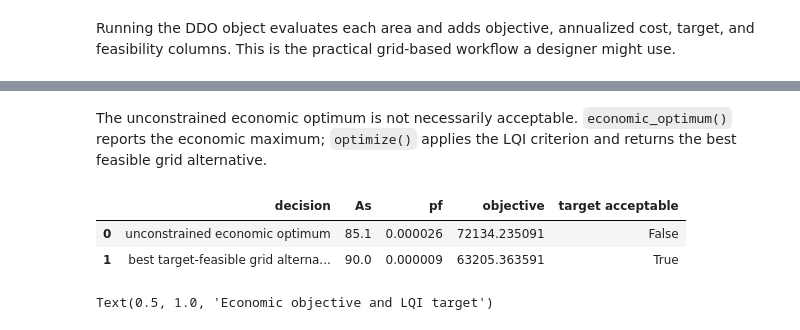
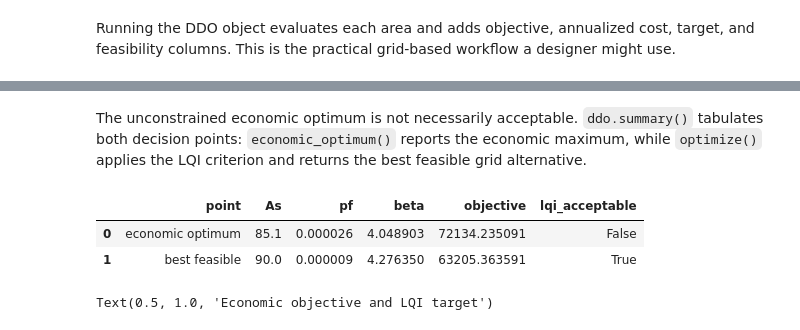
Before and after one commit to pystra/pystra, a Jupyter notebook: docs/source/notebooks/ex_design_decision_optimization.ipynb, the cells around one changed output, grey strips where cells are left out. Cells and saved outputs as stored; diff of their text form; code cells hidden in the pictures.

```diff
--- a/docs/source/notebooks/ex_design_decision_optimization.ipynb
+++ b/docs/source/notebooks/ex_design_decision_optimization.ipynb
@@ -184,34 +160,18 @@ results[[
 | 6 | 95.0 | 0.000003 | 4.496640 | 44013.703577 | 4749.983441 | 0.00001 | True | ... |
 | 7 | 100.0 | 0.000001 | 4.706519 | 21121.311353 | 4999.993638 | 0.00001 | True | ... |
 # %% [markdown]
-The unconstrained economic optimum is not necessarily acceptable. `economic_optimum()` reports the economic maximum; `optimize()` applies the LQI criterion and returns the best feasible grid alternative.
+The unconstrained economic optimum is not necessarily acceptable. `ddo.summary()` tabulates both decision points: `economic_optimum()` reports the economic maximum, while `optimize()` applies the LQI criterion and returns the best feasible grid alternative.
 # %%
+# economic_optimum() ignores the criterion; optimize() applies it. summary()
+# tabulates both — the table a designer reads off the study.
 economic_best = ddo.economic_optimum()
 feasible_best = ddo.optimize()
 
-decision_grid_summary = pd.DataFrame(
-    [
-        {
-            "decision": "unconstrained economic optimum",
-            "As": economic_best["As"],
-            "pf": economic_best["pf"],
-            "objective": economic_best["objective"],
-            "target acceptable": economic_best["lqi_acceptable"],
-        },
-        {
-            "decision": "best target-feasible grid alternative",
-            "As": feasible_best["As"],
-            "pf": feasible_best["pf"],
-            "objective": feasible_best["objective"],
-            "target acceptable": feasible_best["lqi_acceptable"],
-        },
-    ]
-)
-decision_grid_summary
+ddo.summary()
 # %% [output]
-|  | decision | As | pf | objective | target acceptable |
-| 0 | unconstrained economic optimum | 85.1 | 0.000026 | 72134.235091 | False |
-| 1 | best target-feasible grid alterna... | 90.0 | 0.000009 | 63205.363591 | True |
+|  | point | As | pf | beta | objective | lqi_acceptable |
+| 0 | economic optimum | 85.1 | 0.000026 | 4.048903 | 72134.235091 | False |
+| 1 | best feasible | 90.0 | 0.000009 | 4.276350 | 63205.363591 | True |
 # %%
 fig, axes = ddo.plot(
     quantities=["objective", "pf"],
```
Also changed, not shown: parts of 5 cells of this notebook, 2 other files.
